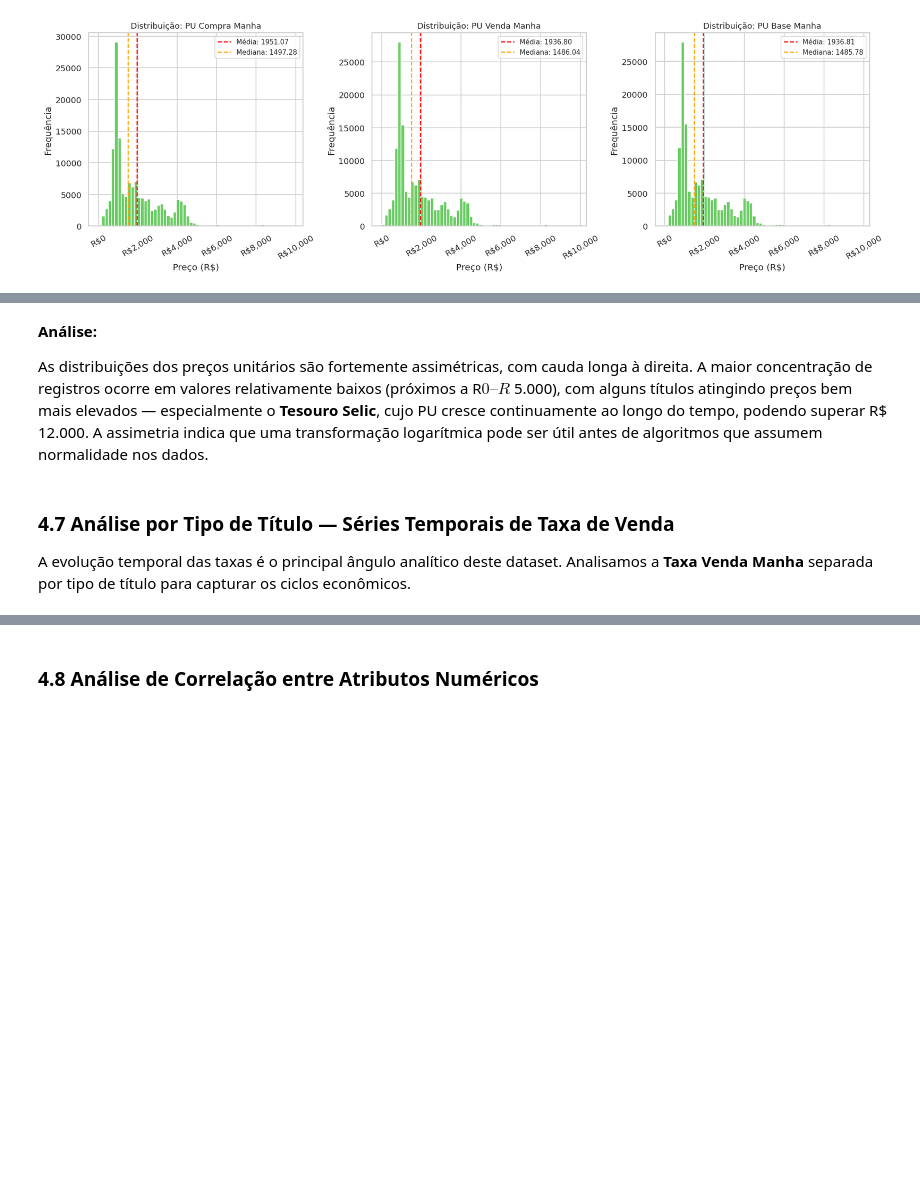
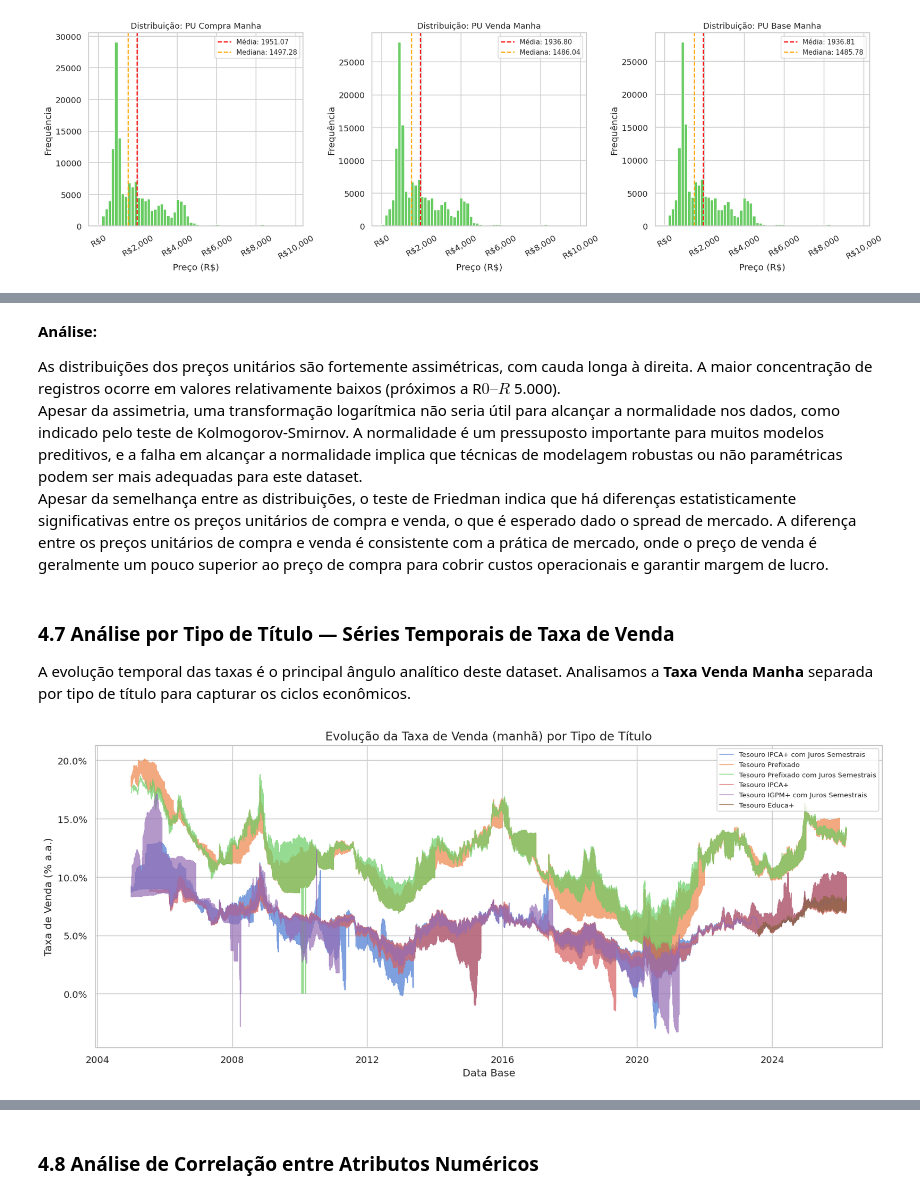
Before and after one commit to marciomocellin/analise-tesouro-direto, a Jupyter notebook: analise_tesouro_direto.ipynb, the cells around one changed output, grey strips where cells are left out. Cells and saved outputs as stored; diff of their text form; code cells hidden in the pictures; blank space fills up the shorter version.

Commit message:
Séries Temporais de Taxa de Venda

```diff
--- a/analise_tesouro_direto.ipynb
+++ b/analise_tesouro_direto.ipynb
@@ -816,31 +877,35 @@ plt.show()
 # %% [markdown]
 **Análise:**
 
-As distribuições dos preços unitários são fortemente assimétricas, com cauda longa à direita. A maior concentração de registros ocorre em valores relativamente baixos (próximos a R$ 0–R$ 5.000), com alguns títulos atingindo preços bem mais elevados — especialmente o **Tesouro Selic**, cujo PU cresce continuamente ao longo do tempo, podendo superar R$ 12.000. A assimetria indica que uma transformação logarítmica pode ser útil antes de algoritmos que assumem normalidade nos dados.
+As distribuições dos preços unitários são fortemente assimétricas, com cauda longa à direita. A maior concentração de registros ocorre em valores relativamente baixos (próximos a R$ 0–R$ 5.000).
+Apesar da assimetria, uma transformação logarítmica não seria útil para alcançar a normalidade nos dados, como indicado pelo teste de Kolmogorov-Smirnov. A normalidade é um pressuposto importante para muitos modelos preditivos, e a falha em alcançar a normalidade implica que técnicas de modelagem robustas ou não paramétricas podem ser mais adequadas para este dataset.
+Apesar da semelhança entre as distribuições, o teste de Friedman indica que há diferenças estatisticamente significativas entre os preços unitários de compra e venda, o que é esperado dado o spread de mercado. A diferença entre os preços unitários de compra e venda é consistente com a prática de mercado, onde o preço de venda é geralmente um pouco superior ao preço de compra para cobrir custos operacionais e garantir margem de lucro.
 # %% [markdown]
 ### 4.7 Análise por Tipo de Título — Séries Temporais de Taxa de Venda
 
 A evolução temporal das taxas é o principal ângulo analítico deste dataset. Analisamos a **Taxa Venda Manha** separada por tipo de título para capturar os ciclos econômicos.
 # %%
 # Filtrar apenas registros com taxa válida
-df_taxa = df[df["Taxa Venda Manha"] > 0].copy()
+df_taxa = df_pre.copy()
 
 # Selecionar os 6 tipos com mais registros para clareza visual
 top_tipos = df_taxa["Tipo Titulo"].value_counts().head(6).index.tolist()
 df_top = df_taxa[df_taxa["Tipo Titulo"].isin(top_tipos)]
 
 fig, ax = plt.subplots(figsize=(14, 6))
 for tipo in top_tipos:
     subset = df_top[df_top["Tipo Titulo"] == tipo].sort_values("Data Base")
     ax.plot(subset["Data Base"], subset["Taxa Venda Manha"], label=tipo, alpha=0.7, linewidth=1)
 
 ax.set_title("Evolução da Taxa de Venda (manhã) por Tipo de Título", fontsize=14)
 ax.set_xlabel("Data Base")
 ax.set_ylabel("Taxa de Venda (% a.a.)")
 ax.legend(fontsize=8, loc="upper right")
 ax.yaxis.set_major_formatter(mticker.FuncFormatter(lambda y, _: f"{y:.1f}%"))
 plt.tight_layout()
 plt.show()
+# %% [output]
+[figure, added]
 # %% [markdown]
 **Análise:**
 
```
Also changed, not shown: parts of 2 cells of this notebook.
